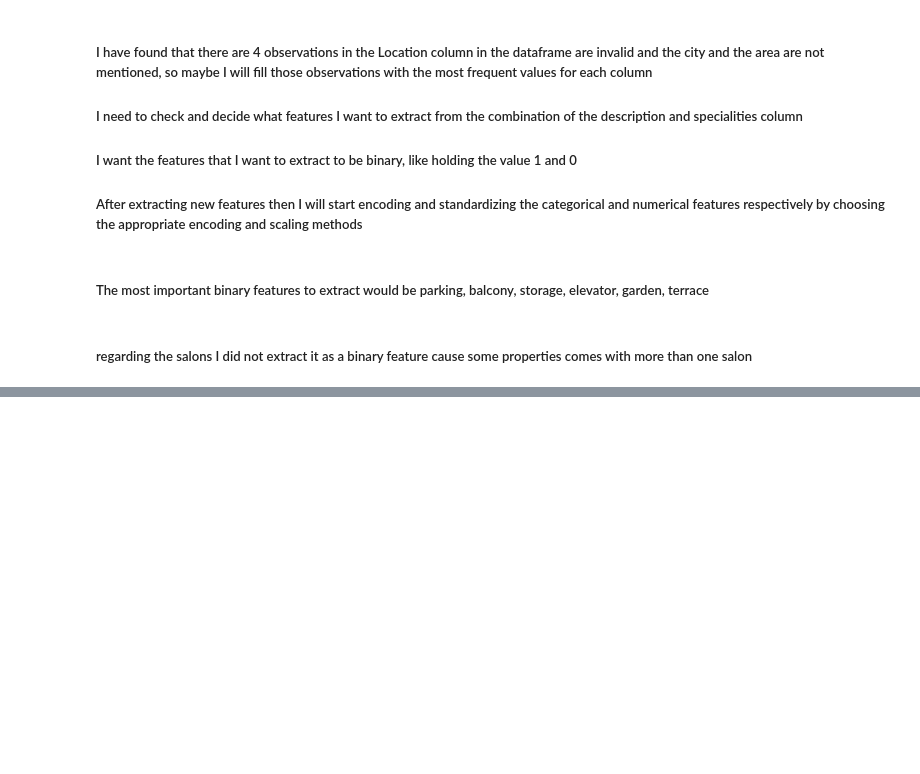
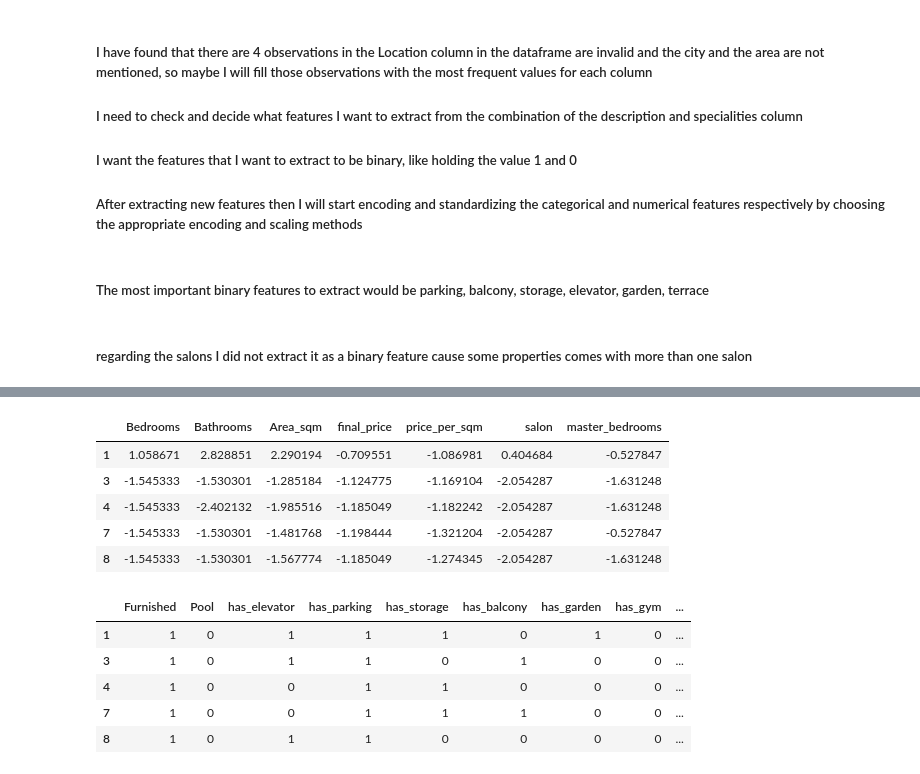
Before and after one commit to Ma7moodAs/bytML_Real_Estate_project, a Jupyter notebook: Bayti_recommendation_engine/notebooks/notebook.ipynb, the cells around one changed output, grey strips where cells are left out. Cells and saved outputs as stored; diff of their text form; code cells hidden in the pictures; blank space fills up the shorter version.

```diff
--- a/Bayti_recommendation_engine/notebooks/notebook.ipynb
+++ b/Bayti_recommendation_engine/notebooks/notebook.ipynb
@@ -1172,0 +1192,37 @@ Name: count, dtype: int64
+# %%
+from sklearn.preprocessing import StandardScaler
+from sklearn.preprocessing import OneHotEncoder
+
+scaler = StandardScaler()
+encoder = OneHotEncoder(handle_unknown='ignore',sparse_output=False)
+numerical_cols = X.select_dtypes(include=np.number).columns.to_list()
+categorical_cols = X.select_dtypes(exclude=np.number).columns.to_list()
+binary_cols = [col for col in numerical_cols if X[col].nunique() == 2]
+non_binary_numeric_cols = [col for col in numerical_cols if col not in binary_cols]
+
+
+
+print(f'The numerical columns are:\n{numerical_cols}\n')
+print(f'The categorical columns are:\n{categorical_cols}\n')
+print(f'The binary columns are:\n{binary_cols}\n')
+print(f'The non-binary numerical columns are:\n{non_binary_numeric_cols}\n')
+for col in numerical_cols:
+    display(X[col].unique())
+
+
+X_scaled = X.copy()
+
+# scaling the non-binary numerical features
+X_scaled[non_binary_numeric_cols] = scaler.fit_transform(X_scaled[non_binary_numeric_cols])
+
+# encoding the categorical columns using one-hot encoding
+encoded_array = encoder.fit_transform(X_scaled[categorical_cols])
+encoded_df = pd.DataFrame(encoded_array,
+                          columns=encoder.get_feature_names_out(categorical_cols),
+                          index=X_scaled.index)
+X_preprocessed = pd.concat([X_scaled[non_binary_numeric_cols],
+                            encoded_df,
+                            X_scaled[binary_cols]],axis=1)
+
+print(f'The shape of the preprocessed features is: {X_preprocessed.shape}')
+display(X_preprocessed.head())
@@ -1172,0 +1301,17 @@ Name: count, dtype: int64
+# %%
+display(X_preprocessed[non_binary_numeric_cols].head())
+#display(X_preprocessed[categorical_cols].head())
+display(X_preprocessed[binary_cols].head())
+# %% [output]
+|  | Bedrooms | Bathrooms | Area_sqm | final_price | price_per_sqm | salon | master_bedrooms |
+| 1 | 1.058671 | 2.828851 | 2.290194 | -0.709551 | -1.086981 | 0.404684 | -0.527847 |
+| 3 | -1.545333 | -1.530301 | -1.285184 | -1.124775 | -1.169104 | -2.054287 | -1.631248 |
+| 4 | -1.545333 | -2.402132 | -1.985516 | -1.185049 | -1.182242 | -2.054287 | -1.631248 |
+| 7 | -1.545333 | -1.530301 | -1.481768 | -1.198444 | -1.321204 | -2.054287 | -0.527847 |
+| 8 | -1.545333 | -1.530301 | -1.567774 | -1.185049 | -1.274345 | -2.054287 | -1.631248 |
+|  | Furnished | Pool | has_elevator | has_parking | has_storage | has_balcony | has_garden | has_gym | ... |
+| 1 | 1 | 0 | 1 | 1 | 1 | 0 | 1 | 0 | ... |
+| 3 | 1 | 0 | 1 | 1 | 0 | 1 | 0 | 0 | ... |
+| 4 | 1 | 0 | 0 | 1 | 1 | 0 | 0 | 0 | ... |
+| 7 | 1 | 0 | 0 | 1 | 1 | 1 | 0 | 0 | ... |
+| 8 | 1 | 0 | 1 | 1 | 0 | 0 | 0 | 0 | ... |
```
Also changed, not shown: parts of 6 cells of this notebook, 3 other files.
